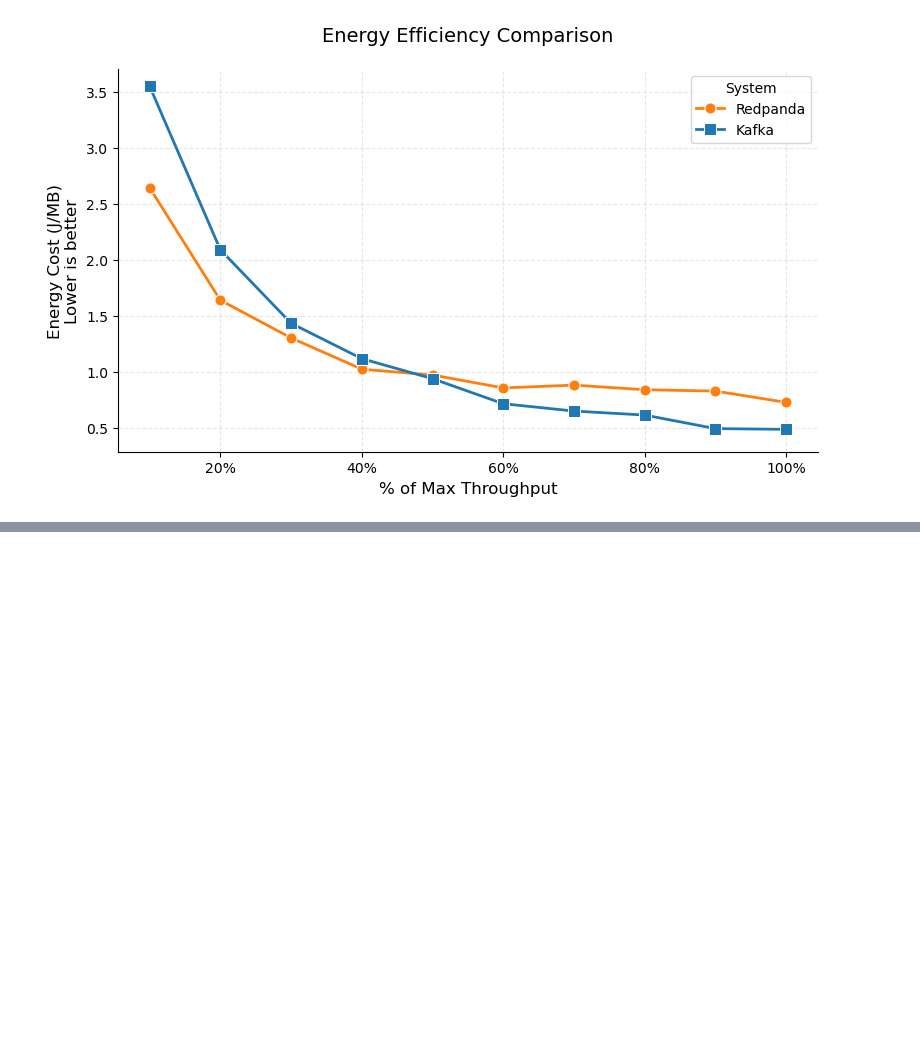
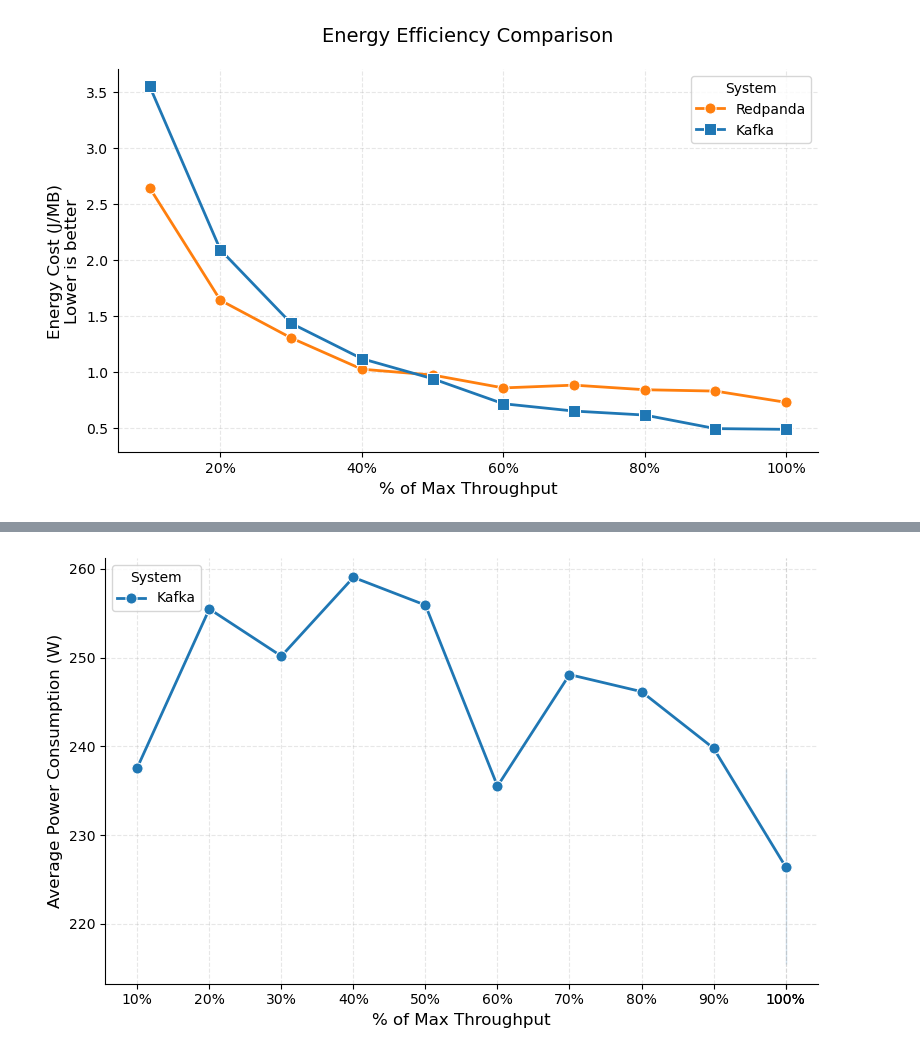
Before and after one commit to stream-energy/greenflow, a Jupyter notebook: plots/7-prop.ipynb, the cells around one changed output, grey strips where cells are left out. Drawn from its saved outputs; the diff is of its cells as text; code cells hidden in the pictures; blank space fills up the shorter version.

```diff
--- a/plots/7-prop.ipynb
+++ b/plots/7-prop.ipynb
@@ -30,13 +30,15 @@ def plot_energy_proportionality(df):
     import numpy as np
     from matplotlib.ticker import PercentFormatter
 
+    # df = df.copy()
+    df = df.apply(lambda row: an.safe_calculate(row, an.calculate_energy_cost), axis=1)
 
     # Create plot
     plt.figure(figsize=(8, 5))
     sns.lineplot(
         data=df,
         x='load_pct',
-        y='average_power',
+        y='adjusted_power',
         hue='system',
         style='system',
         markers=['o', 's'],
@@ -149,0 +218,4 @@ plot_energy_efficiency(ovhnvme)
+# %%
+plot_energy_proportionality(df)
+# %% [output]
+[figure, added]
```
Also changed, not shown: parts of 2 cells of this notebook, 6 other files.
